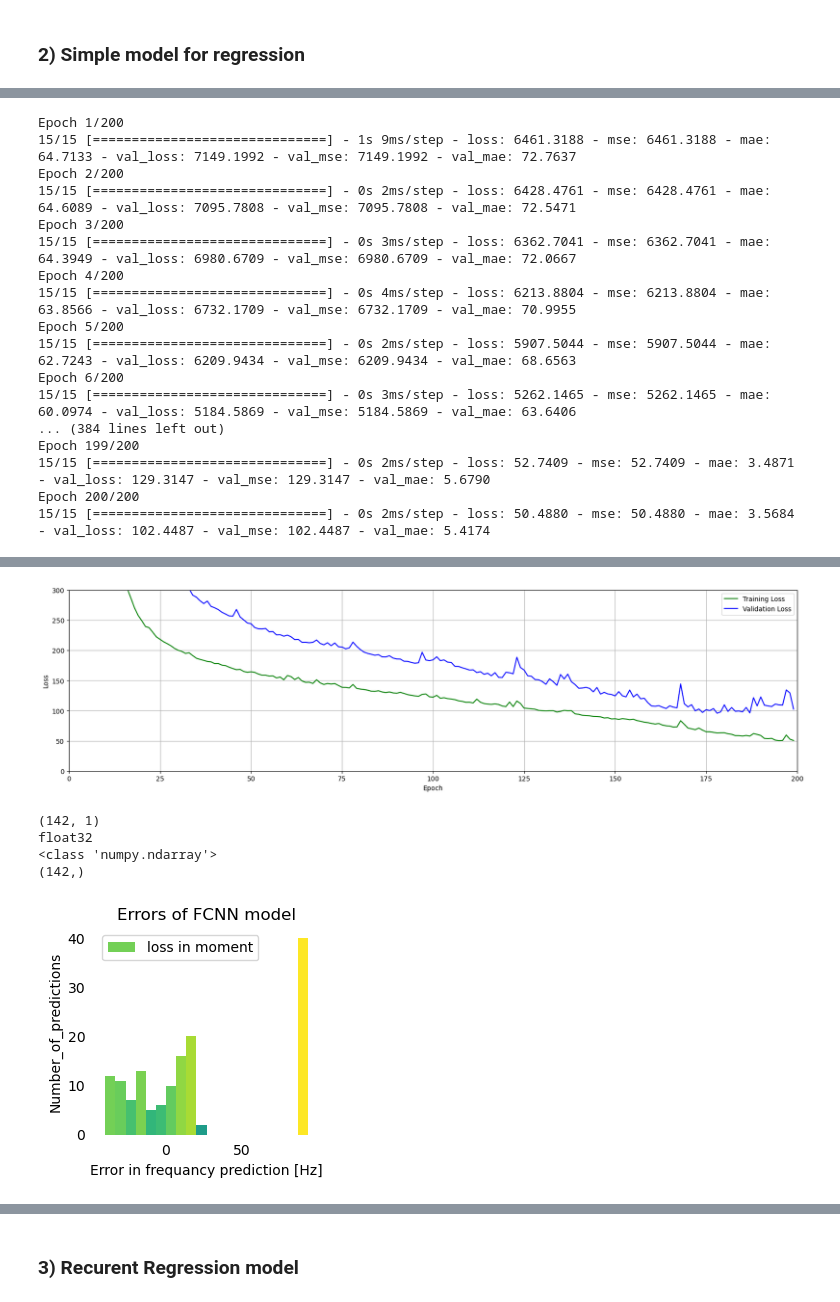
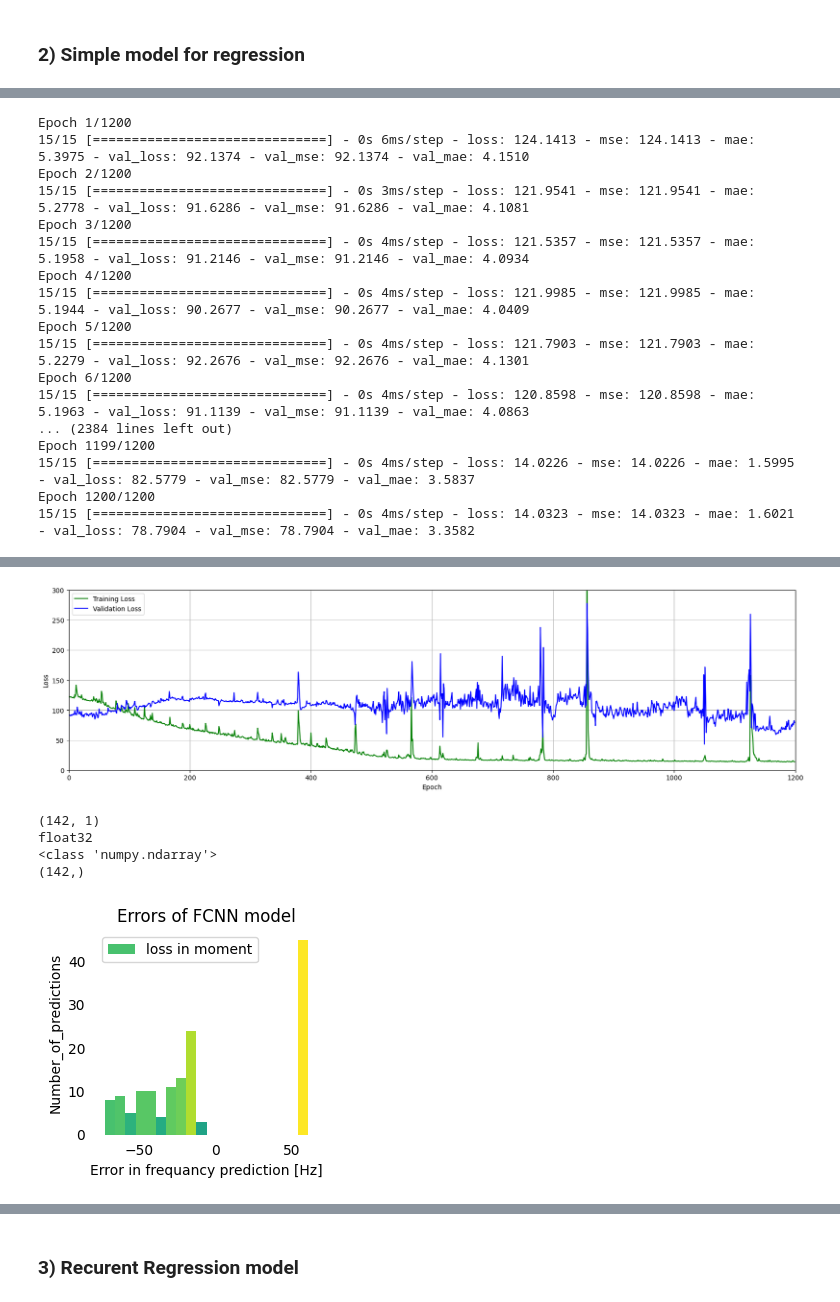
Before and after one commit to NikitaGoltsev/aerodynamic_circuit_ML, a Jupyter notebook: dl_reg.ipynb, the cells around one changed output, grey strips where cells are left out. Drawn from its saved outputs; the diff is of its cells as text; code cells hidden in the pictures.

```diff
--- a/dl_reg.ipynb
+++ b/dl_reg.ipynb
@@ -100,29 +106,29 @@ model.compile(optimizer = 'adam', loss = 'mean_squared_error', metrics = ['mse',
 # %%
-history = model.fit(X_train, Y_train, validation_split=0.2, epochs=200)
+history = model.fit(X_train, Y_train, validation_split=0.2, epochs=1200)
 # %% [output]
-Epoch 1/200
-15/15 [==============================] - 1s 9ms/step - loss: 6461.3188 - mse: 6461.3188 - mae: 64.7133 - val_loss: 7149.1992 - val_mse: 7149.1992 - val_mae: 72.7637
-Epoch 2/200
-15/15 [==============================] - 0s 2ms/step - loss: 6428.4761 - mse: 6428.4761 - mae: 64.6089 - val_loss: 7095.7808 - val_mse: 7095.7808 - val_mae: 72.5471
-Epoch 3/200
-15/15 [==============================] - 0s 3ms/step - loss: 6362.7041 - mse: 6362.7041 - mae: 64.3949 - val_loss: 6980.6709 - val_mse: 6980.6709 - val_mae: 72.0667
-Epoch 4/200
-15/15 [==============================] - 0s 4ms/step - loss: 6213.8804 - mse: 6213.8804 - mae: 63.8566 - val_loss: 6732.1709 - val_mse: 6732.1709 - val_mae: 70.9955
-Epoch 5/200
-15/15 [==============================] - 0s 2ms/step - loss: 5907.5044 - mse: 5907.5044 - mae: 62.7243 - val_loss: 6209.9434 - val_mse: 6209.9434 - val_mae: 68.6563
-Epoch 6/200
-15/15 [==============================] - 0s 3ms/step - loss: 5262.1465 - mse: 5262.1465 - mae: 60.0974 - val_loss: 5184.5869 - val_mse: 5184.5869 - val_mae: 63.6406
-... (384 lines left out)
-Epoch 199/200
-15/15 [==============================] - 0s 2ms/step - loss: 52.7409 - mse: 52.7409 - mae: 3.4871 - val_loss: 129.3147 - val_mse: 129.3147 - val_mae: 5.6790
-Epoch 200/200
-15/15 [==============================] - 0s 2ms/step - loss: 50.4880 - mse: 50.4880 - mae: 3.5684 - val_loss: 102.4487 - val_mse: 102.4487 - val_mae: 5.4174
+Epoch 1/1200
+15/15 [==============================] - 0s 6ms/step - loss: 124.1413 - mse: 124.1413 - mae: 5.3975 - val_loss: 92.1374 - val_mse: 92.1374 - val_mae: 4.1510
+Epoch 2/1200
+15/15 [==============================] - 0s 3ms/step - loss: 121.9541 - mse: 121.9541 - mae: 5.2778 - val_loss: 91.6286 - val_mse: 91.6286 - val_mae: 4.1081
+Epoch 3/1200
+15/15 [==============================] - 0s 4ms/step - loss: 121.5357 - mse: 121.5357 - mae: 5.1958 - val_loss: 91.2146 - val_mse: 91.2146 - val_mae: 4.0934
+Epoch 4/1200
+15/15 [==============================] - 0s 4ms/step - loss: 121.9985 - mse: 121.9985 - mae: 5.1944 - val_loss: 90.2677 - val_mse: 90.2677 - val_mae: 4.0409
+Epoch 5/1200
+15/15 [==============================] - 0s 4ms/step - loss: 121.7903 - mse: 121.7903 - mae: 5.2279 - val_loss: 92.2676 - val_mse: 92.2676 - val_mae: 4.1301
+Epoch 6/1200
+15/15 [==============================] - 0s 4ms/step - loss: 120.8598 - mse: 120.8598 - mae: 5.1963 - val_loss: 91.1139 - val_mse: 91.1139 - val_mae: 4.0863
+... (2384 lines left out)
+Epoch 1199/1200
+15/15 [==============================] - 0s 4ms/step - loss: 14.0226 - mse: 14.0226 - mae: 1.5995 - val_loss: 82.5779 - val_mse: 82.5779 - val_mae: 3.5837
+Epoch 1200/1200
+15/15 [==============================] - 0s 4ms/step - loss: 14.0323 - mse: 14.0323 - mae: 1.6021 - val_loss: 78.7904 - val_mse: 78.7904 - val_mae: 3.3582
 # %%
 def plot_loss(history):
     plt.figure(figsize=(20,5))
     plt.plot(history.history['loss'], 'g', label='Training Loss')
     plt.plot(history.history['val_loss'], 'b', label='Validation Loss')
-    plt.xlim([0, 200])
+    plt.xlim([0, 1200])
     plt.ylim([0, 300])
     plt.xlabel('Epoch')
     plt.ylabel('Loss')
@@ -137,4 +143,4 @@ y_pred = np.array(model.predict(X_test))
-[figure, old version]
+[figure, new version]
 # %%
 print(y_pred.shape)
 print(y_pred.dtype)
@@ -199,7 +205,7 @@ plt.title('Errors of FCNN model')
 # Show plot
 plt.show()
 # %% [output]
-[figure, old version]
+[figure, new version]
 # %%
 from keras import models
 from keras.layers import Dense, Conv2D, MaxPooling2D, Flatten, Activation
```
Also changed, not shown: parts of 8 cells of this notebook, 2 other files.
